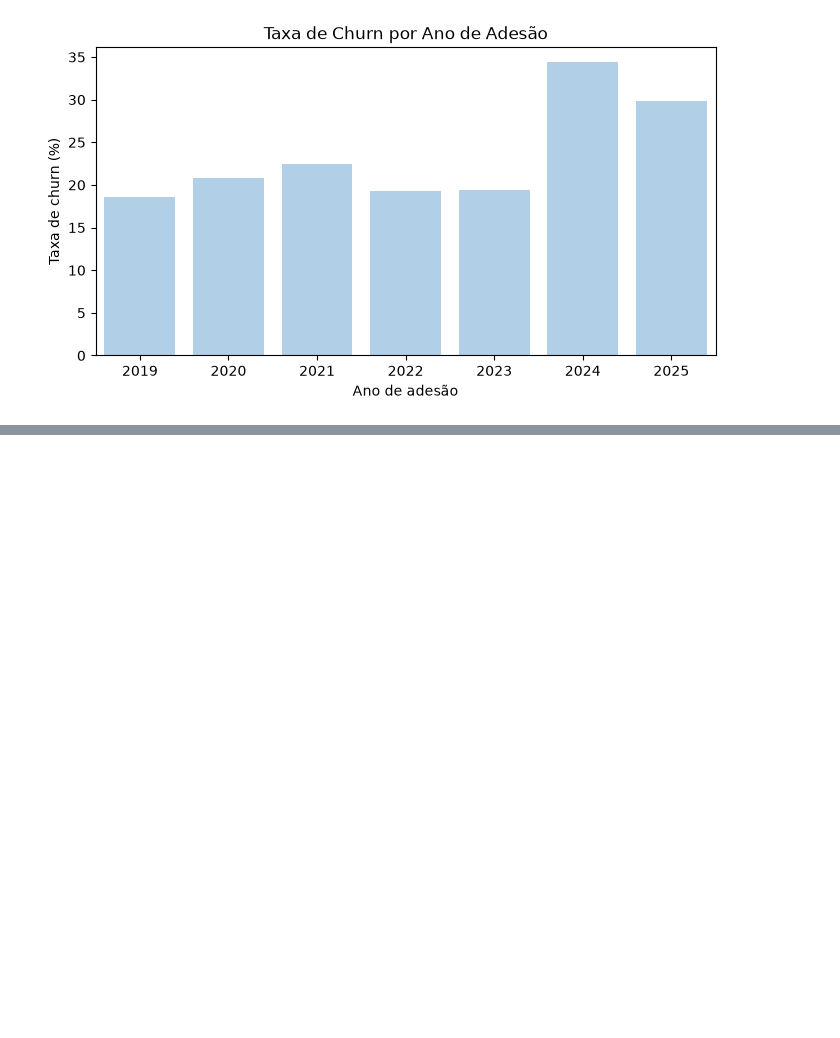
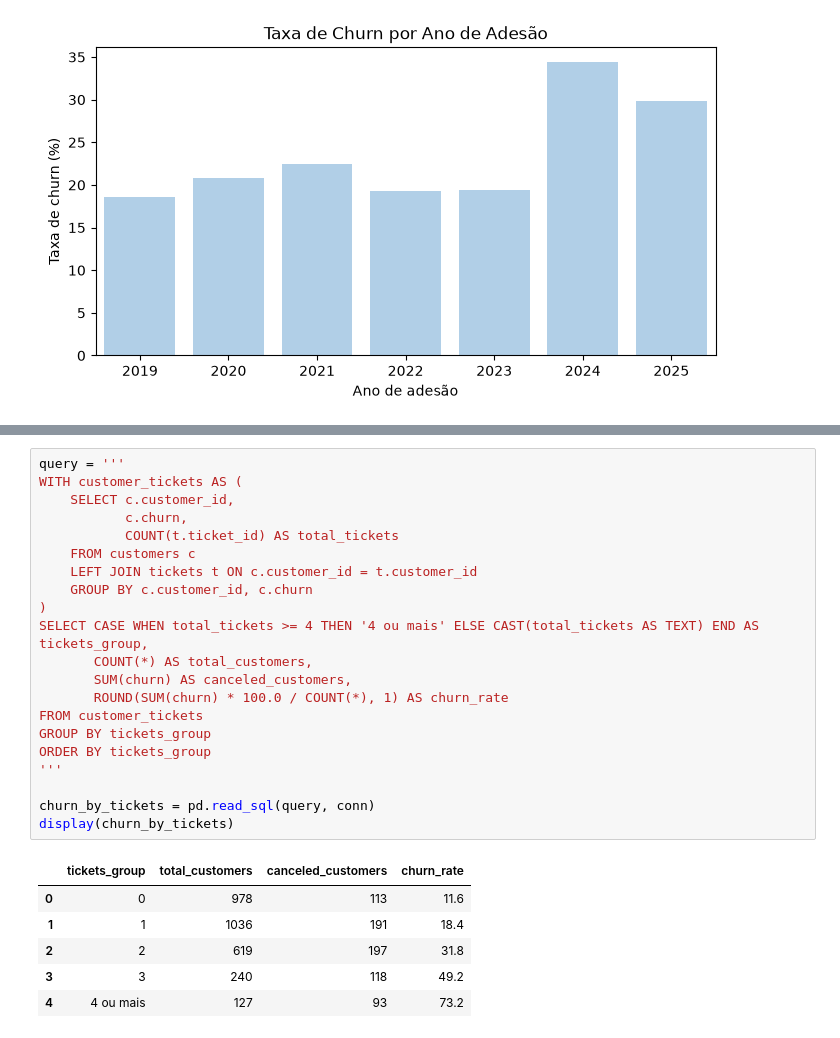
Before and after one commit to ricardo-paganini/subscription-churn-analysis, a Jupyter notebook: churn_analysis.ipynb, the cells around one changed output, grey strips where cells are left out. Cells and saved outputs as stored; diff of their text form; blank space fills up the shorter version.

```diff
--- a/churn_analysis.ipynb
+++ b/churn_analysis.ipynb
@@ -553,0 +571,28 @@ plt.show()
+# %%
+query = '''
+WITH customer_tickets AS (
+    SELECT c.customer_id,
+           c.churn,
+           COUNT(t.ticket_id) AS total_tickets
+    FROM customers c
+    LEFT JOIN tickets t ON c.customer_id = t.customer_id
+    GROUP BY c.customer_id, c.churn
+)
+SELECT CASE WHEN total_tickets >= 4 THEN '4 ou mais' ELSE CAST(total_tickets AS TEXT) END AS tickets_group,
+       COUNT(*) AS total_customers,
+       SUM(churn) AS canceled_customers,
+       ROUND(SUM(churn) * 100.0 / COUNT(*), 1) AS churn_rate
+FROM customer_tickets
+GROUP BY tickets_group
+ORDER BY tickets_group
+'''
+
+churn_by_tickets = pd.read_sql(query, conn)
+display(churn_by_tickets)
+# %% [output]
+|  | tickets_group | total_customers | canceled_customers | churn_rate |
+| 0 | 0 | 978 | 113 | 11.6 |
+| 1 | 1 | 1036 | 191 | 18.4 |
+| 2 | 2 | 619 | 197 | 31.8 |
+| 3 | 3 | 240 | 118 | 49.2 |
+| 4 | 4 ou mais | 127 | 93 | 73.2 |
```
Also changed, not shown: parts of 3 cells of this notebook.
